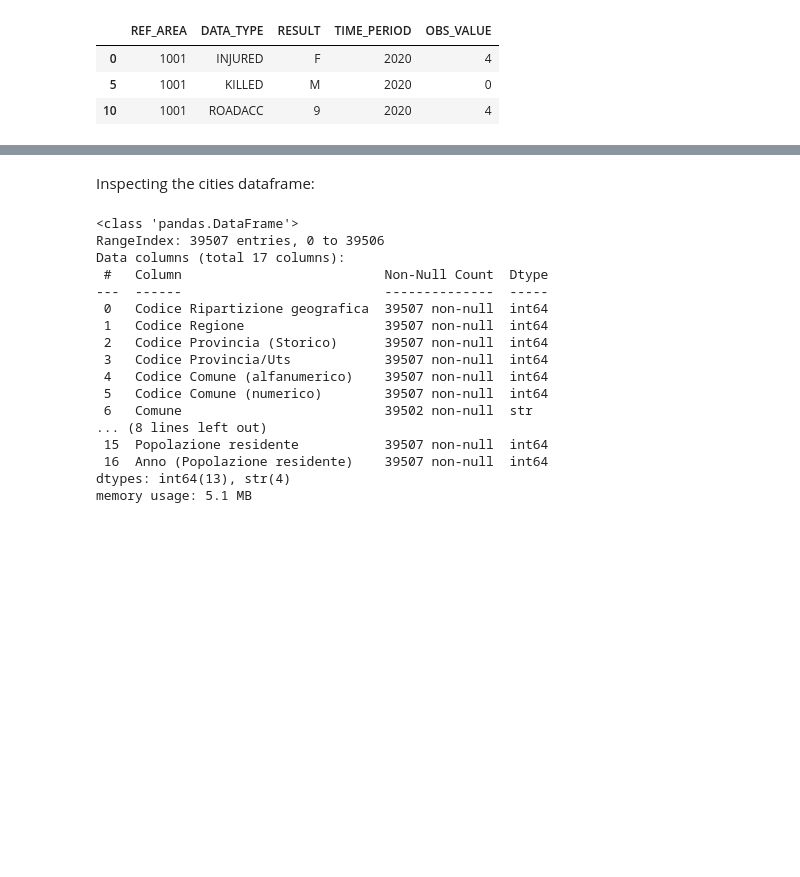
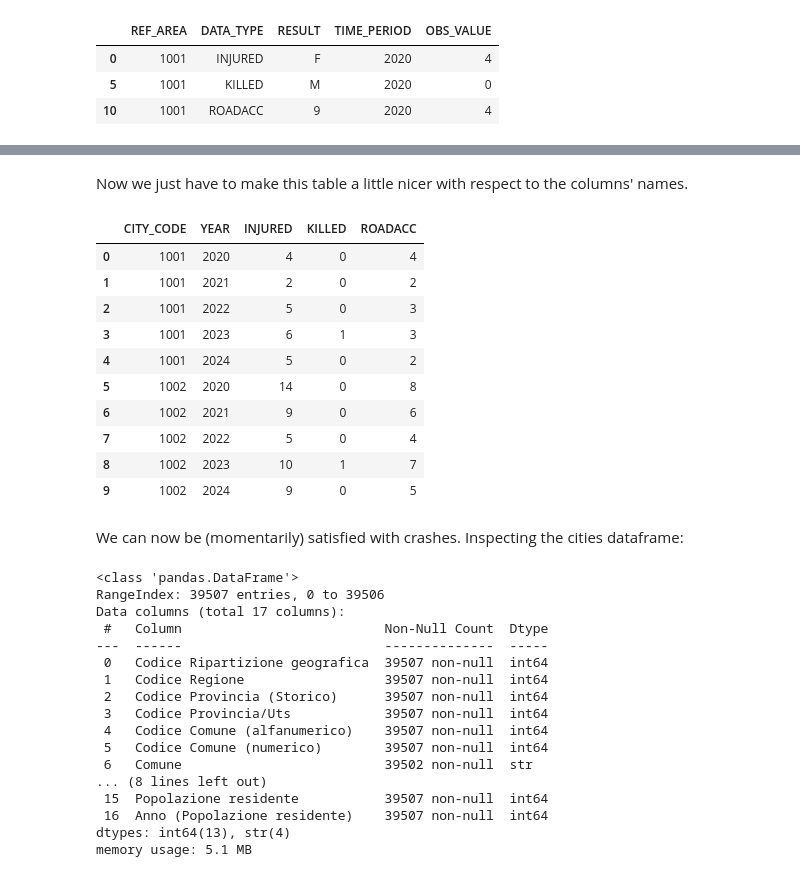
Before and after one commit to MarcoTosoni/boolean_project, a Jupyter notebook: data_analysis.ipynb, the cells around one changed output, grey strips where cells are left out. Drawn from its saved outputs; the diff is of its cells as text; code cells hidden in the pictures; blank space fills up the shorter version.

```diff
--- a/data_analysis.ipynb
+++ b/data_analysis.ipynb
@@ -147,0 +150,5 @@ crashes[(crashes['REF_AREA']==1001) & (crashes['TIME_PERIOD']==2020)]
+# %%
+crashes.drop(columns='RESULT',inplace=True)
+# %%
+crashes = crashes.pivot(index=['REF_AREA','TIME_PERIOD'],columns='DATA_TYPE',values='OBS_VALUE')
+crashes.head(10)
@@ -148,5 +168,25 @@ crashes[(crashes['REF_AREA']==1001) & (crashes['TIME_PERIOD']==2020)]
+# %% [markdown]
+Now we just have to make this table a little nicer with respect to the columns' names.
+# %%
+crashes.columns.name = None
+crashes.reset_index(inplace=True)
+crashes.rename(columns={'TIME_PERIOD':'YEAR',
+                        'REF_AREA':'CITY_CODE'},inplace=True)
+crashes.head(10)
+# %% [output]
+|  | CITY_CODE | YEAR | INJURED | KILLED | ROADACC |
+| 0 | 1001 | 2020 | 4 | 0 | 4 |
+| 1 | 1001 | 2021 | 2 | 0 | 2 |
+| 2 | 1001 | 2022 | 5 | 0 | 3 |
+| 3 | 1001 | 2023 | 6 | 1 | 3 |
+| 4 | 1001 | 2024 | 5 | 0 | 2 |
+| 5 | 1002 | 2020 | 14 | 0 | 8 |
+| 6 | 1002 | 2021 | 9 | 0 | 6 |
+| 7 | 1002 | 2022 | 5 | 0 | 4 |
+| 8 | 1002 | 2023 | 10 | 1 | 7 |
+| 9 | 1002 | 2024 | 9 | 0 | 5 |
 # %% [markdown]
-Inspecting the cities dataframe:
+We can now be (momentarily) satisfied with crashes. Inspecting the cities dataframe:
 # %%
 cities.info()
 # %% [output]
```
Also changed, not shown: parts of 9 cells of this notebook.
